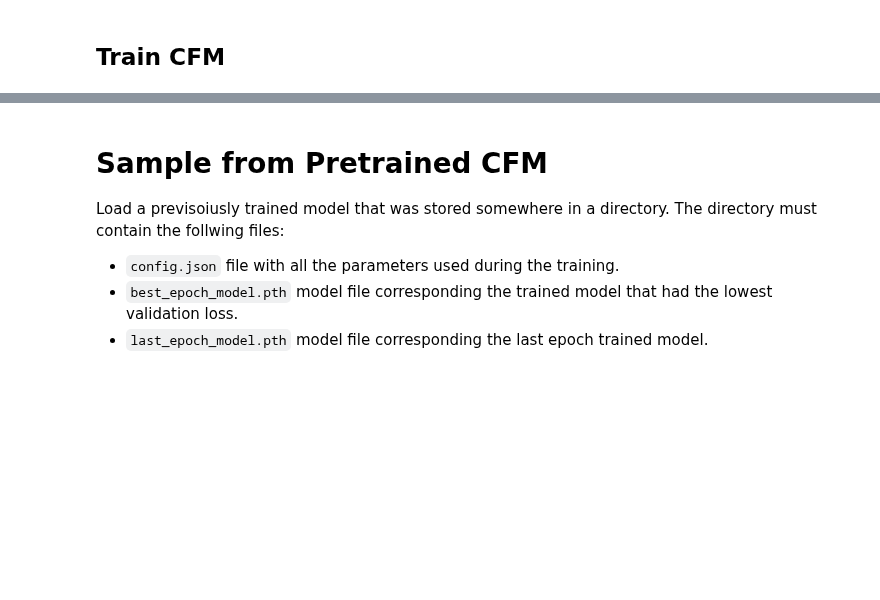
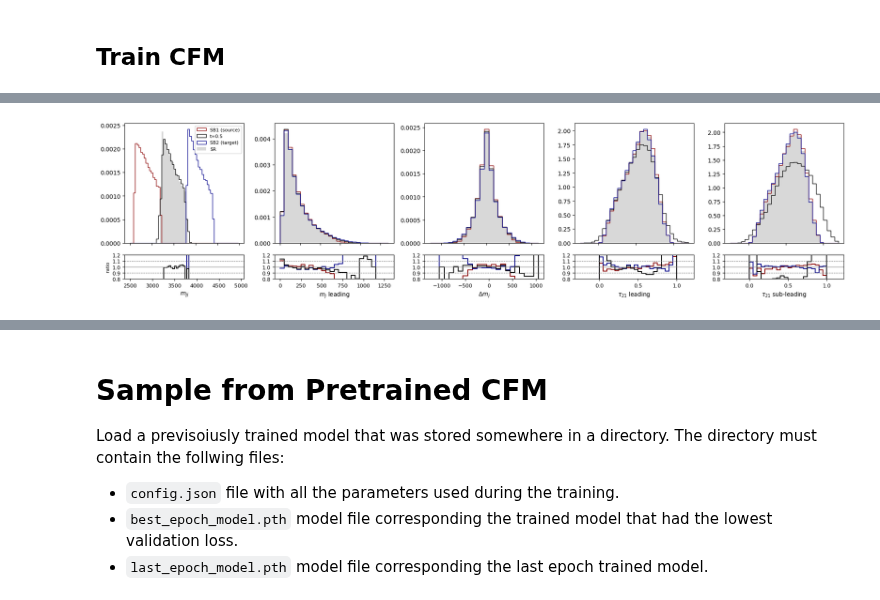
Before and after one commit to dfaroughy/DynGenModels, a Jupyter notebook: experiments/LHCO_olympics/lhco.ipynb, the cells around one changed output, grey strips where cells are left out. Drawn from its saved outputs; the diff is of its cells as text; code cells hidden in the pictures; blank space fills up the shorter version.

```diff
--- a/experiments/LHCO_olympics/lhco.ipynb
+++ b/experiments/LHCO_olympics/lhco.ipynb
@@ -211,0 +176,74 @@ plt.legend(fontsize=6)
+# %%
+from utils import plot_interpolation_combined
+
+
+
+def plot_interpolation_combined(lhco, pipeline_forward, pipeline_backward, mass_window, figsize=(14,6),
+                                features=[r'$m_{jj}$', r'$m_{j}$ leading', r'$\Delta m_j$', r'$\tau_{21}$ leading',  r'$\tau_{21}$ sub-leading'],
+                                bins=[(2500, 5000, 30), (0, 1400, 50), (-1250, 1250, 100), (-0.25, 1.25, 0.025), (-0.25, 1.25, 0.025)],
+                                log=True, density=True):
+
+    x_forward = torch.mean(pipeline_forward.trajectories[...,0], dim=-1) - lhco.background[...,0].mean()
+    idx_forward = torch.argmin(torch.abs(x_forward))
+    interpolation_forward = pipeline_forward.trajectories[idx_forward]
+
+    x_backward = torch.mean(pipeline_backward.trajectories[...,0], dim=-1) - lhco.background[...,0].mean()
+    idx_backward = torch.argmin(torch.abs(x_backward))
+    interpolation_backward = pipeline_backward.trajectories[idx_backward]
+
+    interpolation = torch.cat([interpolation_forward, interpolation_backward], dim=0)
+
+    fig, axs = plt.subplots(2, 5, figsize=figsize, gridspec_kw={'height_ratios': [5, 1]})
+
+    for f in range(len(features)):
+        b = np.arange(*bins[f])
+
+        # Top row: Plotting the histograms
+        ax = axs[0, f]
+        ax.hist(lhco.source[...,f], bins=b, histtype='step', color='darkred', label='SB1 (source)', log=log, density=density)
+        ax.hist(interpolation[...,f], bins=b, histtype='step', color='k', label='t=0.5', log=log, density=density)
+        ax.hist(lhco.target[...,f], bins=b, histtype='step', color='darkblue',  label='SB2 (target)', log=log, density=density)
+        ax.hist(lhco.background[...,f],bins=b, histtype='stepfilled', color='gray', alpha=0.3, label='SR', log=log, density=density)
+        ax.set_xticklabels([])  # Hide x-axis labels for the top row
+        if f==0: ax.legend(loc='upper right', fontsize=8)
+
+        # Second row: Plotting the ratio of histograms
+        counts_sb1, _ = np.histogram(lhco.source[...,f], bins=b, density=density)
+        counts_sb2, _ = np.histogram(lhco.target[...,f], bins=b, density=density)
+        counts_interpolation, _ = np.histogram(interpolation[...,f], bins=b, density=density)
+        counts_background, _ = np.histogram(lhco.background[...,f], bins=b, density=density)
+
+
+        ratio_sb1 = np.divide(counts_sb1, counts_background, out=np.zeros_like(counts_sb1), where=counts_background!=0)
+        ratio_sb2 = np.divide(counts_sb2, counts_background, out=np.zeros_like(counts_sb2), where=counts_background!=0)
+        ratio_interpolation = np.divide(counts_interpolation, counts_background, out=np.zeros_like(counts_interpolation), where=counts_background!=0)
+
+        ax_ratio = axs[1, f]
+        ax_ratio.plot(b[:-1], ratio_sb1, drawstyle='steps-post', color='darkred')
+        ax_ratio.plot(b[:-1], ratio_sb2, drawstyle='steps-post', color='darkblue')
+        ax_ratio.plot(b[:-1], ratio_interpolation, drawstyle='steps-post', color='k')
+        ax_ratio.set_ylim(0.8, 1.2, 0)
+        ax_ratio.set_xlabel(features[f])
+        ax_ratio.axhline(1, color='gray', linestyle='-', lw=0.75)
+        ax_ratio.axhline(0.9, color='gray', linestyle='--', lw=0.75)
+        ax_ratio.axhline(1.1, color='gray', linestyle='--', lw=0.75)
+
+        for tick in ax_ratio.xaxis.get_major_ticks():
+            tick.label.set_fontsize(9)
+        for tick in ax_ratio.yaxis.get_major_ticks():
+            tick.label.set_fontsize(9)
+        if f == 0:
+            ax_ratio.set_ylabel('ratio', fontsize=8)
+        ax_ratio.set_yticks([0.8,  0.9,  1,  1.1,  1.2])
+
+    plt.tight_layout()
+    plt.show()
+
+plot_interpolation_combined(lhco, pipeline, pipeline_backwards,
+                            mass_window=[configs.cuts_sideband_low['mjj'][1], configs.cuts_sideband_high['mjj'][0]],
+                            figsize=(18,4.5),
+                            bins=[(2500, 5000, 40), (0, 1400, 50), (-1250, 1250, 100), (-0.25, 1.25, 0.05), (-0.25, 1.25, 0.05)],
+                            log=False,
+                            density=True)
+# %% [output]
+[figure, added]
```
Also changed, not shown: parts of 13 cells of this notebook, 4 other files.
